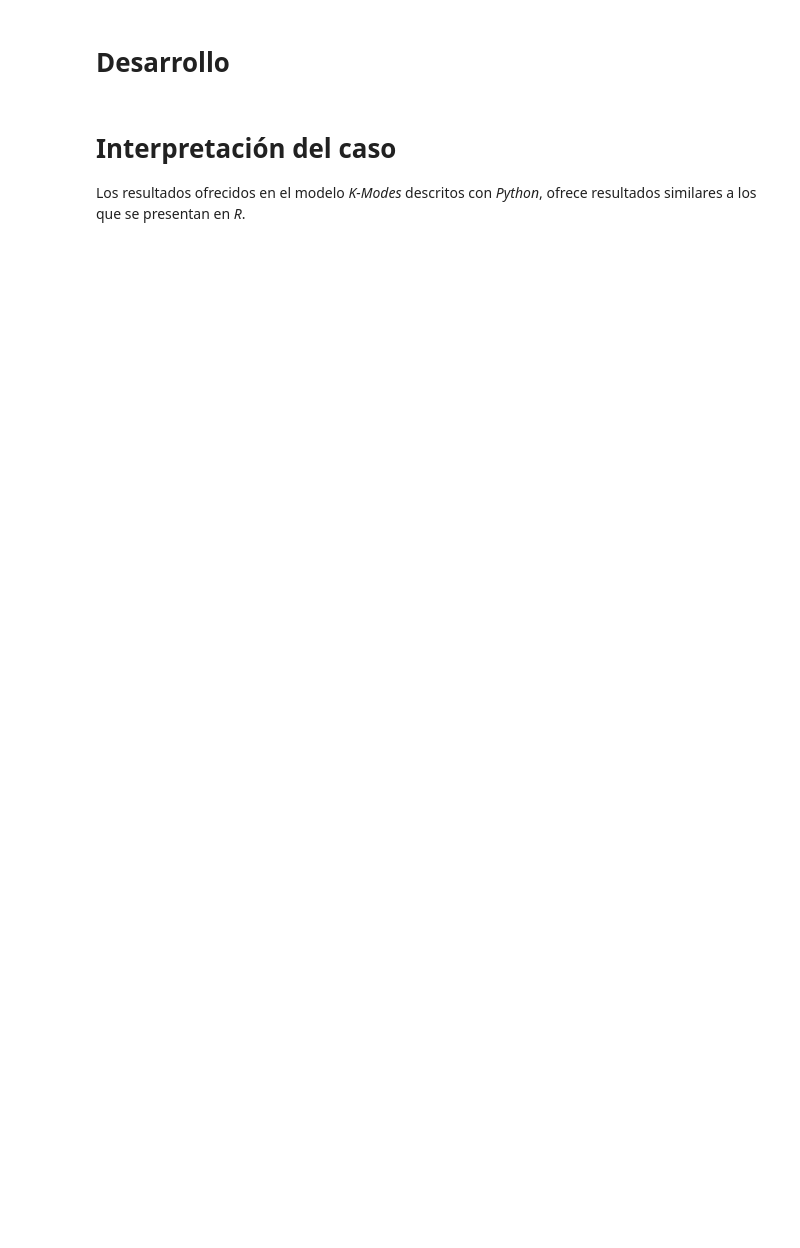
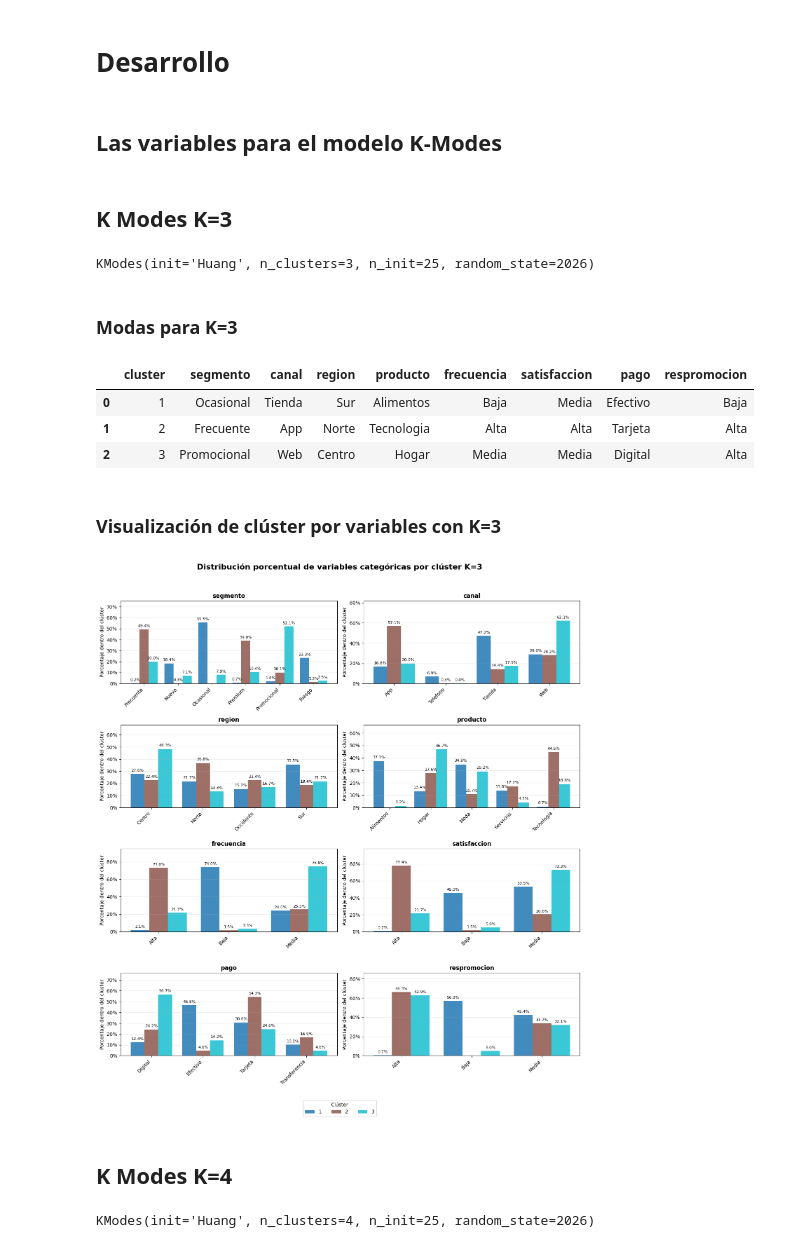
Before and after one commit to rpizarrog/Libro-Aprendizaje-Automatico.-Casos-de-Estudio-con-R-y-Python, a Jupyter notebook: Python NoteBooks/K_Modes_con_datos_de_comportamiento_de_compras_clientes.ipynb, the cells around one changed output. Saved outputs shown, nothing was run; the diff lists cells and outputs as text; code cells hidden in the pictures; blank space fills up the shorter version.

```diff
--- a/Python NoteBooks/K_Modes_con_datos_de_comportamiento_de_compras_clientes.ipynb
+++ b/Python NoteBooks/K_Modes_con_datos_de_comportamiento_de_compras_clientes.ipynb
@@ -39,2 +58,9 @@ Construir y evaluar modelo *K-Modes* con tres y cuatro grupos a partir de datos
 # %% [markdown]
 ## Cargar datos
+# %%
+datos = f_cargar_datos("https://raw.githubusercontent.com/rpizarrog/Libro-Aprendizaje-Automatico.-Casos-de-Estudio-con-R-y-Python/refs/heads/main/datos/datos_clientes_kmodes_empresarial.csv")
+# edad	experiencia	entrenamiento	resistencia	fuerza	velocidad	agilidad	flexibilidad	concentracion	disciplina	motivacion	manejo_estres	promedio	competitividad
+datos = datos[["segmento", "canal", "region", "producto",
+               "frecuencia" ,"satisfaccion", "pago", "respromocion"]]
+
+f_visualizar_head_tail_reducido(datos)
@@ -41,6 +82,67 @@ Construir y evaluar modelo *K-Modes* con tres y cuatro grupos a partir de datos
 # %% [markdown]
 # Desarrollo
-# %% [markdown]
-# Interpretación del caso
-
-Los resultados ofrecidos en el modelo *K-Modes* descritos con *Python*, ofrece resultados similares a los que se presentan en *R*.
+# %% [markdown]
+## Las variables para el modelo K-Modes
+# %%
+variables = ["segmento", "canal", "region", "producto",
+             "frecuencia" ,"satisfaccion", "pago", "respromocion"]
+# %% [markdown]
+## K Modes K=3
+# %%
+modelo_KModesK3 = KModes(
+    n_clusters=3,
+    init="Huang",
+    n_init=25,
+    max_iter=100,
+    random_state=2026
+)
+
+modelo_KModesK3.fit(datos)
+# %% [output]
+KModes(init='Huang', n_clusters=3, n_init=25, random_state=2026)
+# %% [markdown]
+### Modas para K=3
+# %%
+modas_finalesK3 = pd.DataFrame(modelo_KModesK3.cluster_centroids_, columns=variables)
+
+modas_finalesK3.insert(0, "cluster", range(1, modelo_KModesK3.n_clusters + 1))
+
+modas_finalesK3
+# %% [output]
+|  | cluster | segmento | canal | region | producto | frecuencia | satisfaccion | pago | respromocion |
+| 0 | 1 | Ocasional | Tienda | Sur | Alimentos | Baja | Media | Efectivo | Baja |
+| 1 | 2 | Frecuente | App | Norte | Tecnologia | Alta | Alta | Tarjeta | Alta |
+| 2 | 3 | Promocional | Web | Centro | Hogar | Media | Media | Digital | Alta |
+# %% [markdown]
+### Visualización de clúster por variables con K=3
+# %%
+datos_visual = datos.copy()
+cluster3 = modelo_KModesK3.labels_ + 1
+datos_visual["cluster_KModesK3"] = cluster3
+
+resultado_visual = f_visualizar_clusters_categoricos(
+    datos=datos_visual,
+    variable_cluster="cluster_KModesK3",
+    variables=variables,
+    ncol=2,
+    titulo="Distribución porcentual de variables categóricas por clúster K=3",
+    posicion="dodge",
+    mostrar_etiquetas=True,
+    rotar_etiquetas=True
+)
+# %% [output]
+[figure, added]
+# %% [markdown]
+## K Modes K=4
+# %%
+modelo_KModesK4 = KModes(
+    n_clusters=4,
+    init="Huang",
+    n_init=25,
+    max_iter=100,
+    random_state=2026
+)
+
+modelo_KModesK4.fit(datos)
+# %% [output]
+KModes(init='Huang', n_clusters=4, n_init=25, random_state=2026)
```
Also changed, not shown: parts of 12 cells of this notebook.
